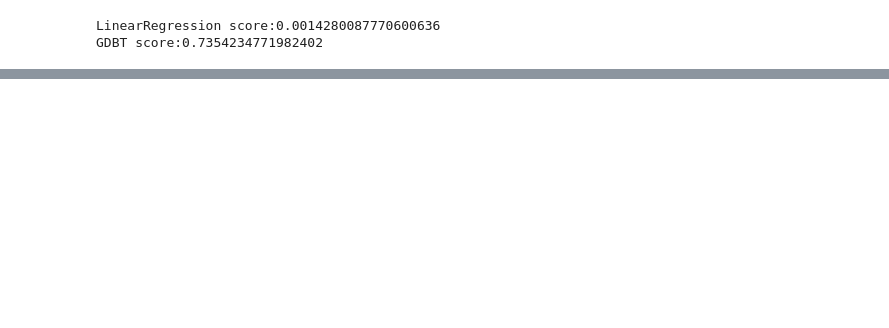
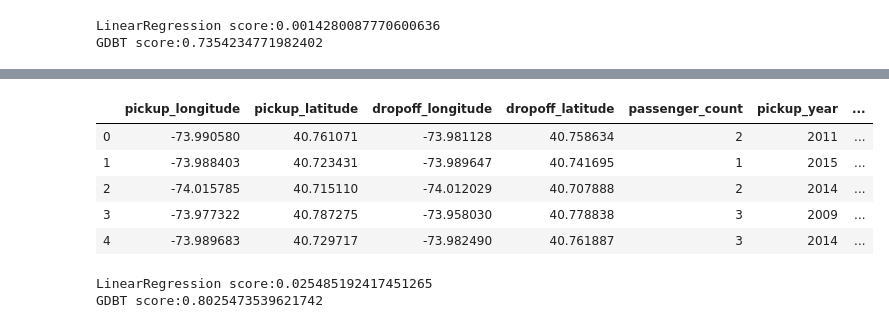
Before and after one commit to MollyChen/3rd-ML-100Days, a Jupyter notebook: homework/Day_028_HW.ipynb, the cells around one changed output, grey strips where cells are left out. Saved outputs shown, nothing was run; the diff lists cells and outputs as text; code cells hidden in the pictures; blank space fills up the shorter version.

```diff
--- a/homework/Day_028_HW.ipynb
+++ b/homework/Day_028_HW.ipynb
@@ -136,0 +143,19 @@ GDBT score:0.7354234771982402
+# %%
+latitude_average = df['pickup_latitude'].mean()
+latitude_factor = math.cos(latitude_average/180*math.pi)
+df['distance_real'] = ((df['longitude_diff']*latitude_factor)**2 + df['latitude_diff']**2)**0.5
+df.head()
+# %% [output]
+|  | pickup_longitude | pickup_latitude | dropoff_longitude | dropoff_latitude | passenger_count | pickup_year | ... |
+| 0 | -73.990580 | 40.761071 | -73.981128 | 40.758634 | 2 | 2011 | ... |
+| 1 | -73.988403 | 40.723431 | -73.989647 | 40.741695 | 1 | 2015 | ... |
+| 2 | -74.015785 | 40.715110 | -74.012029 | 40.707888 | 2 | 2014 | ... |
+| 3 | -73.977322 | 40.787275 | -73.958030 | 40.778838 | 3 | 2009 | ... |
+| 4 | -73.989683 | 40.729717 | -73.982490 | 40.761887 | 3 | 2014 | ... |
+# %%
+train_X = scalar.fit_transform(df)
+print(f'LinearRegression score:{cross_val_score(Linear, train_X, train_Y, cv=5).mean()}')
+print(f'GDBT score:{cross_val_score(GDBT, train_X, train_Y, cv=5).mean()}')
+# %% [output]
+LinearRegression score:0.025485192417451265
+GDBT score:0.8025473539621742
```
Also changed, not shown: parts of 7 cells of this notebook.
